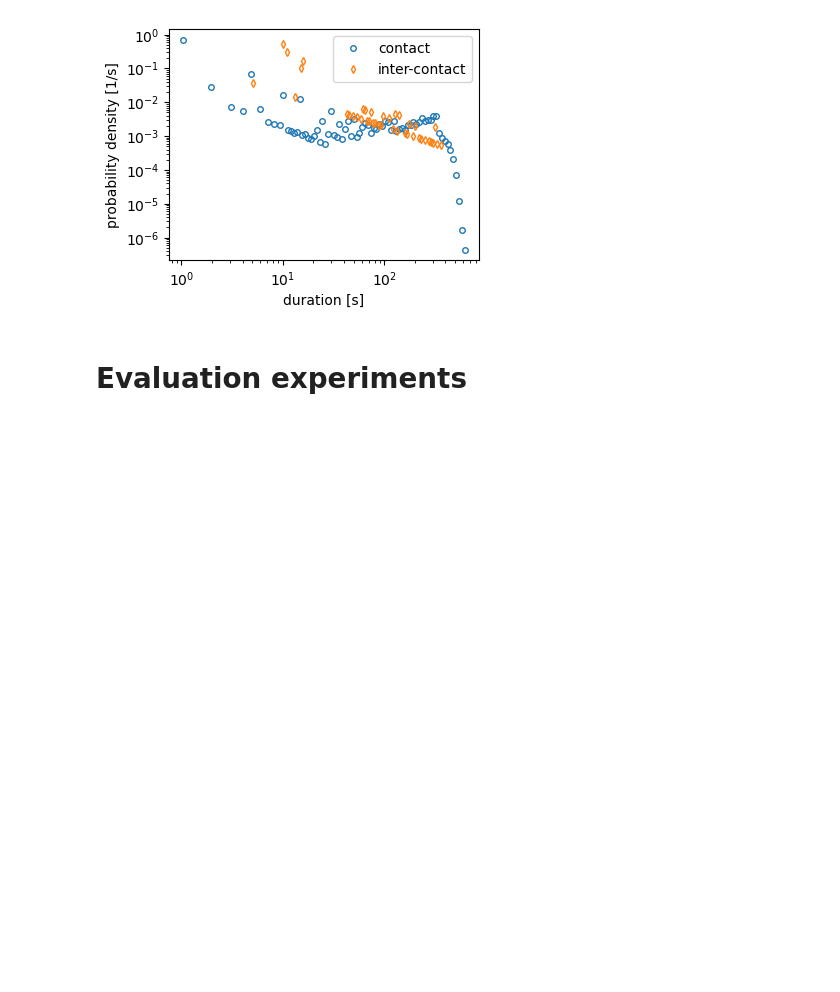
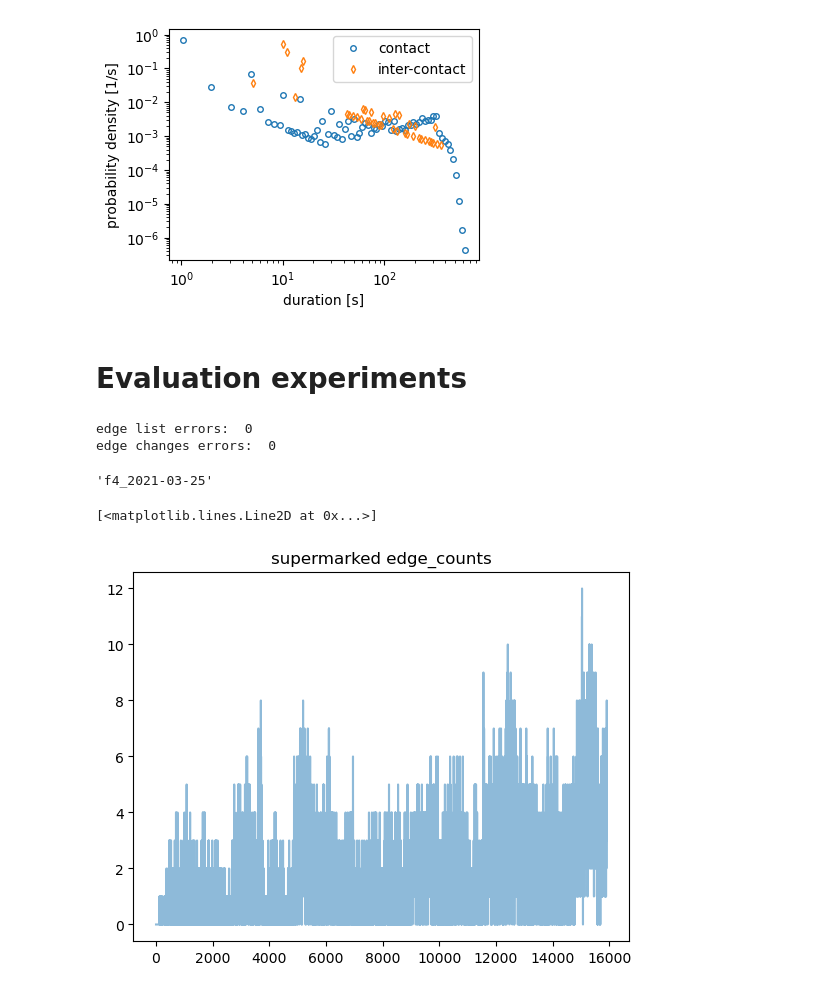
Before and after one commit to JurijSchoenfeld/Traf2Net, a Jupyter notebook: playground.ipynb, the cells around one changed output. Cells and saved outputs as stored; diff of their text form; code cells hidden in the pictures; blank space fills up the shorter version.

```diff
--- a/playground.ipynb
+++ b/playground.ipynb
@@ -162,0 +163,12 @@ import evaluation_networks as en
+# %%
+df = pd.read_parquet('./data_eval_split/supermarked/f0_2021-03-17.parquet')
+df = df[df.distance <= 200.]
+# %%
+EN = en.EvaluationNetwork('supermarked')
+EN.df = df
+EN.to_tacoma_tn()
+EN.name_identifier
+# %% [output]
+edge list errors:  0
+edge changes errors:  0
+'f4_2021-03-25'
@@ -162,0 +180,7 @@ import evaluation_networks as en
+# %%
+_, _, m = tc.edge_counts(EN.tn)
+plt.title('supermarked edge_counts')
+plt.plot(EN.tn.t, m[:-1], alpha=.5)
+# %% [output]
+[<matplotlib.lines.Line2D at 0x...>]
+[figure, added]
```
Also changed, not shown: parts of 4 cells of this notebook, 4 other files.
